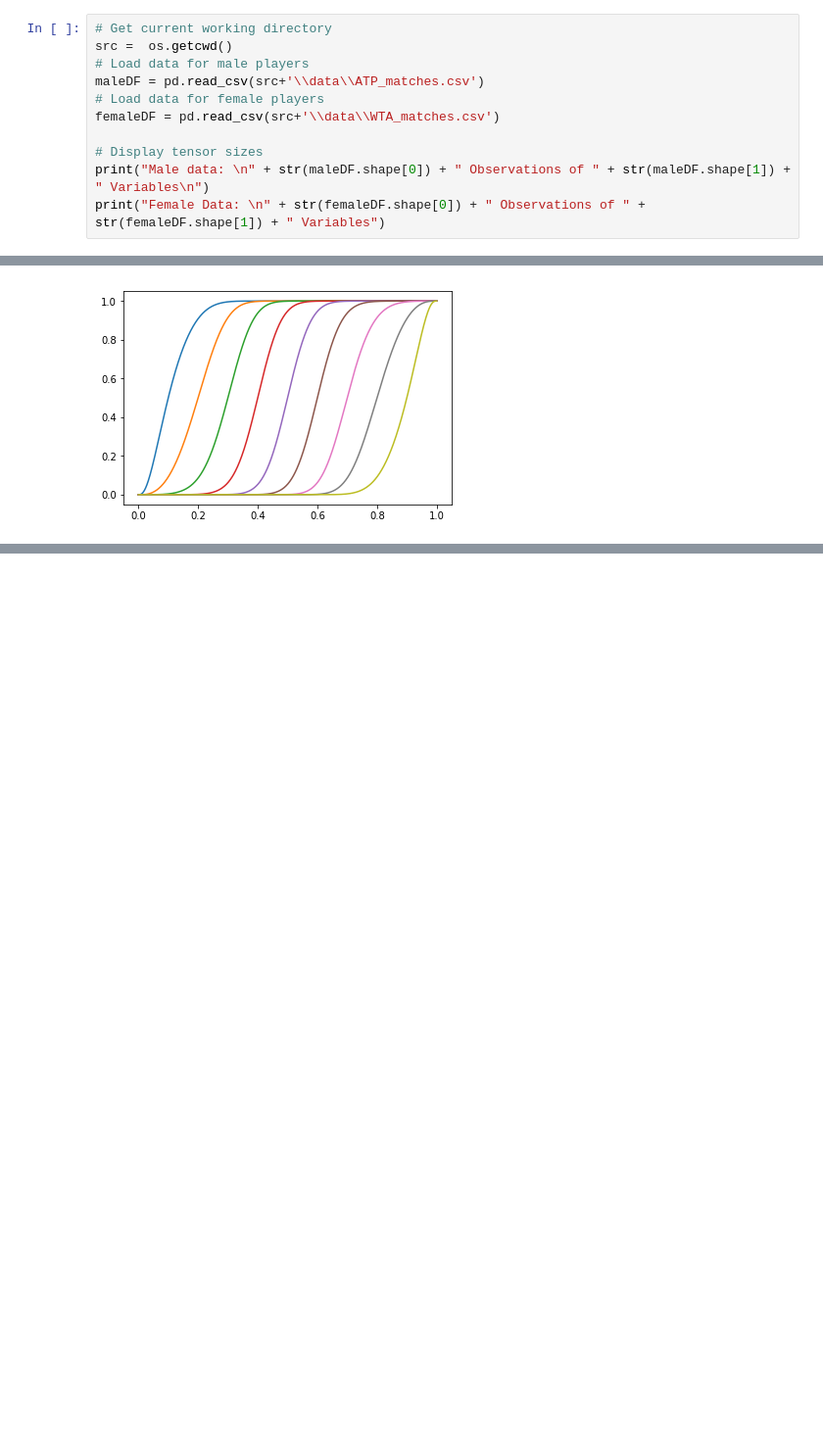
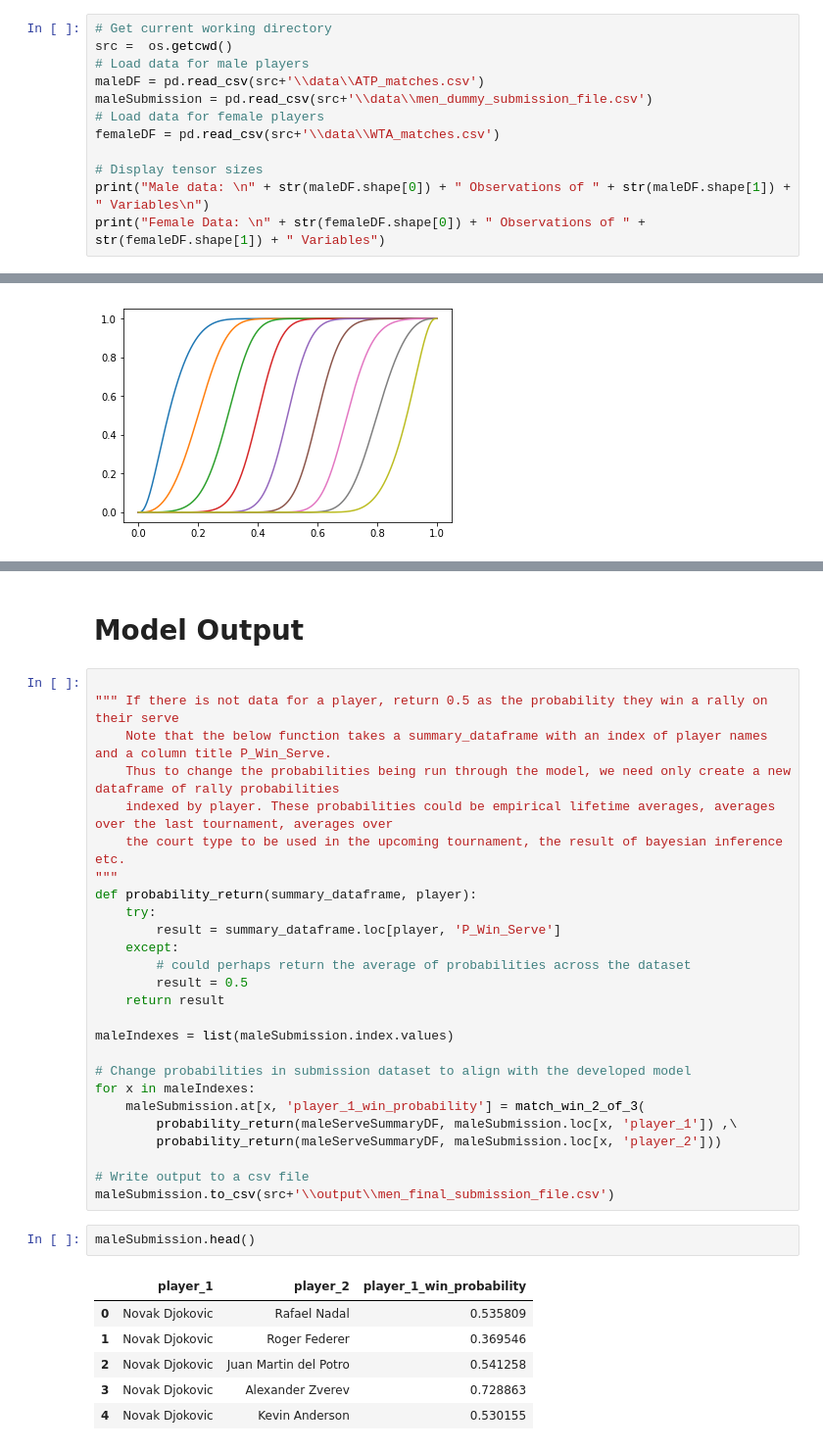
Before and after one commit to Jfbarr/aus_open_datathon_2019, a Jupyter notebook: Workbook.ipynb, the cells around one changed output, grey strips where cells are left out. Shown: that part at 98% size. Drawn from its saved outputs; the diff is of its cells as text; blank space fills up the shorter version.

Commit message:
Updated notebook to produce output from model

```diff
--- a/Workbook.ipynb
+++ b/Workbook.ipynb
@@ -17,6 +17,7 @@ simplefilter('ignore')
 src =  os.getcwd()
 # Load data for male players
 maleDF = pd.read_csv(src+'\\data\\ATP_matches.csv')
+maleSubmission = pd.read_csv(src+'\\data\\men_dummy_submission_file.csv')
 # Load data for female players
 femaleDF = pd.read_csv(src+'\\data\\WTA_matches.csv')
 
@@ -460,0 +466,37 @@ for y in Y:
+# %% [markdown]
+# Model Output
+# %%
+
+""" If there is not data for a player, return 0.5 as the probability they win a rally on their serve
+    Note that the below function takes a summary_dataframe with an index of player names and a column title P_Win_Serve.
+    Thus to change the probabilities being run through the model, we need only create a new dataframe of rally probabilities
+    indexed by player. These probabilities could be empirical lifetime averages, averages over the last tournament, averages over
+    the court type to be used in the upcoming tournament, the result of bayesian inference etc.
+"""
+def probability_return(summary_dataframe, player):
+    try:
+        result = summary_dataframe.loc[player, 'P_Win_Serve']
+    except:
+        # could perhaps return the average of probabilities across the dataset
+        result = 0.5
+    return result
+
+maleIndexes = list(maleSubmission.index.values)
+
+# Change probabilities in submission dataset to align with the developed model
+for x in maleIndexes:
+    maleSubmission.at[x, 'player_1_win_probability'] = match_win_2_of_3(
+        probability_return(maleServeSummaryDF, maleSubmission.loc[x, 'player_1']) ,\
+        probability_return(maleServeSummaryDF, maleSubmission.loc[x, 'player_2']))
+
+# Write output to a csv file
+maleSubmission.to_csv(src+'\\output\\men_final_submission_file.csv')
+# %%
+maleSubmission.head()
+# %% [output]
+|  | player_1 | player_2 | player_1_win_probability |
+| 0 | Novak Djokovic | Rafael Nadal | 0.535809 |
+| 1 | Novak Djokovic | Roger Federer | 0.369546 |
+| 2 | Novak Djokovic | Juan Martin del Potro | 0.541258 |
+| 3 | Novak Djokovic | Alexander Zverev | 0.728863 |
+| 4 | Novak Djokovic | Kevin Anderson | 0.530155 |
```
Also changed, not shown: parts of 1 cell of this notebook, 1 other file.
